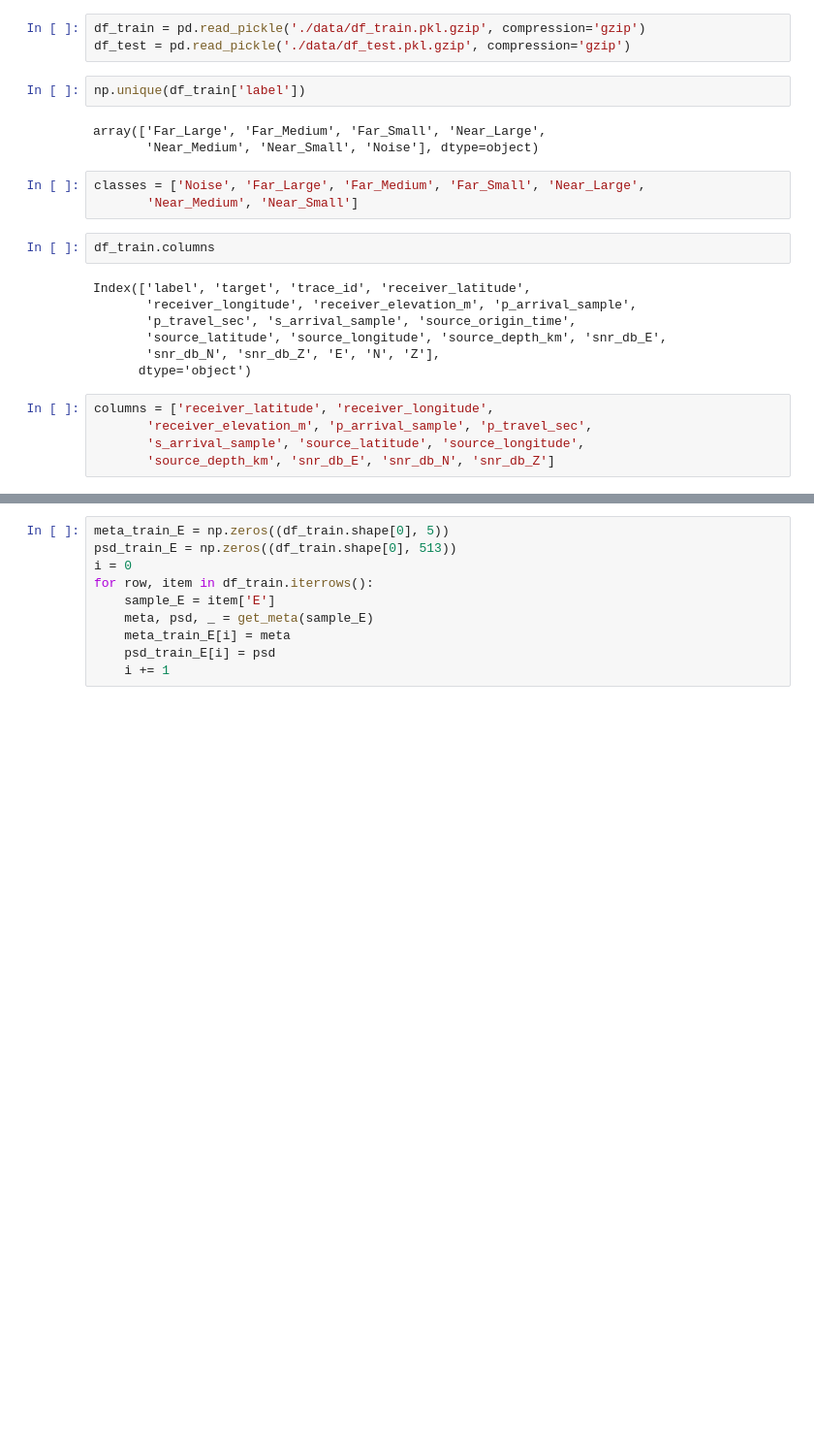
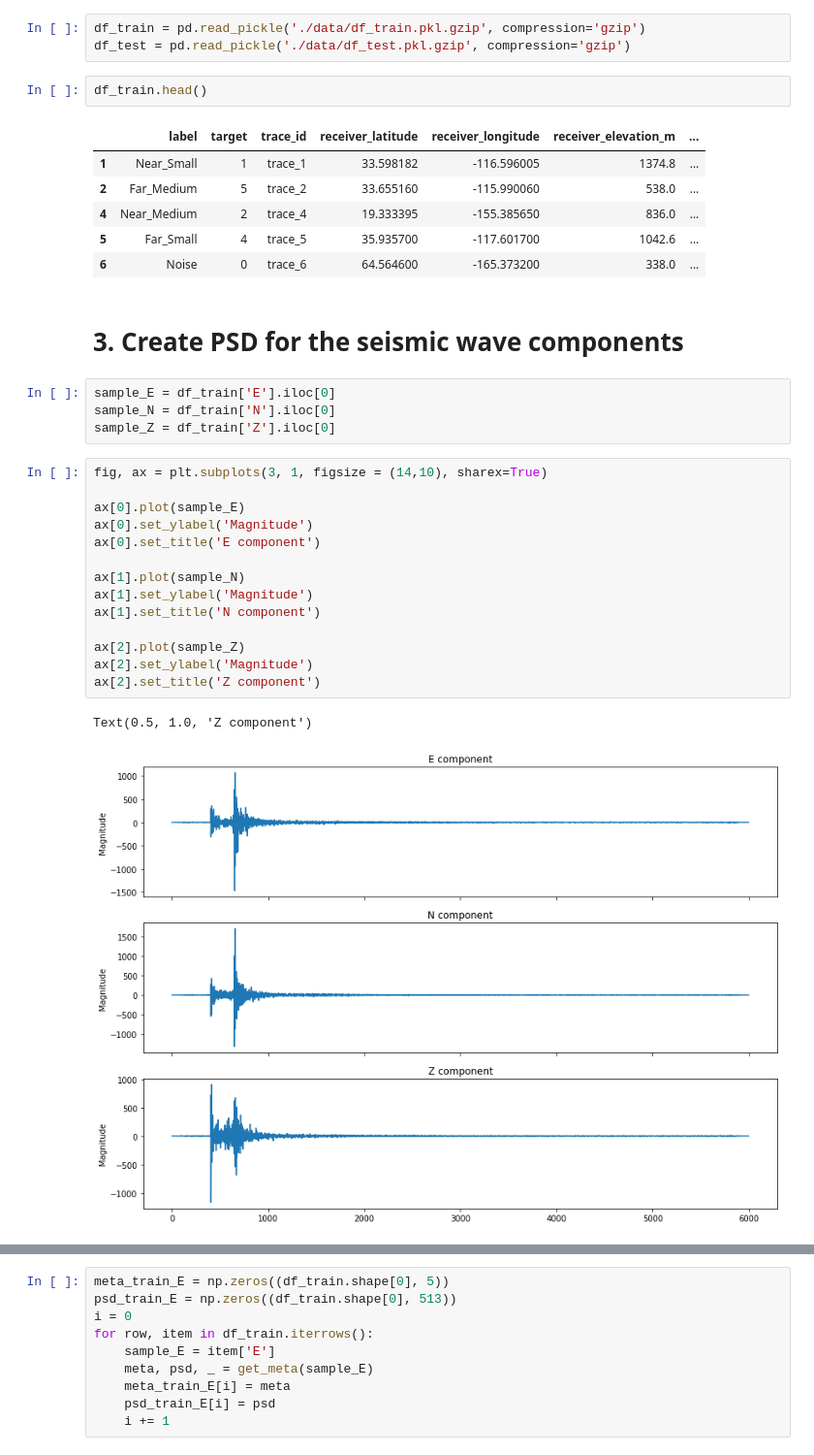
Before and after one commit to zerafachris/g2net_2nd_training_school_malta_mar_2020, a Jupyter notebook: HACK_leader_board/HACK_2_Random_Forrest_new_meta.ipynb, the cells around one changed output, grey strips where cells are left out. Shown: that part at 97% size. Cells and saved outputs as stored; diff of their text form; blank space fills up the shorter version.

```diff
--- a/HACK_leader_board/HACK_2_Random_Forrest_new_meta.ipynb
+++ b/HACK_leader_board/HACK_2_Random_Forrest_new_meta.ipynb
@@ -52,25 +23,35 @@ def get_meta(sample, t0=0.0, fs=100):
 # %%
 df_train = pd.read_pickle('./data/df_train.pkl.gzip', compression='gzip')
 df_test = pd.read_pickle('./data/df_test.pkl.gzip', compression='gzip')
-# %%
-np.unique(df_train['label'])
-# %% [output]
-array(['Far_Large', 'Far_Medium', 'Far_Small', 'Near_Large',
-       'Near_Medium', 'Near_Small', 'Noise'], dtype=object)
-# %%
-classes = ['Noise', 'Far_Large', 'Far_Medium', 'Far_Small', 'Near_Large',
-       'Near_Medium', 'Near_Small']
 # %%
-df_train.columns
+df_train.head()
 # %% [output]
-Index(['label', 'target', 'trace_id', 'receiver_latitude',
-       'receiver_longitude', 'receiver_elevation_m', 'p_arrival_sample',
-       'p_travel_sec', 's_arrival_sample', 'source_origin_time',
-       'source_latitude', 'source_longitude', 'source_depth_km', 'snr_db_E',
-       'snr_db_N', 'snr_db_Z', 'E', 'N', 'Z'],
-      dtype='object')
+|  | label | target | trace_id | receiver_latitude | receiver_longitude | receiver_elevation_m | ... |
+| 1 | Near_Small | 1 | trace_1 | 33.598182 | -116.596005 | 1374.8 | ... |
+| 2 | Far_Medium | 5 | trace_2 | 33.655160 | -115.990060 | 538.0 | ... |
+| 4 | Near_Medium | 2 | trace_4 | 19.333395 | -155.385650 | 836.0 | ... |
+| 5 | Far_Small | 4 | trace_5 | 35.935700 | -117.601700 | 1042.6 | ... |
+| 6 | Noise | 0 | trace_6 | 64.564600 | -165.373200 | 338.0 | ... |
-# %%
-columns = ['receiver_latitude', 'receiver_longitude',
-       'receiver_elevation_m', 'p_arrival_sample', 'p_travel_sec',
-       's_arrival_sample', 'source_latitude', 'source_longitude',
-       'source_depth_km', 'snr_db_E', 'snr_db_N', 'snr_db_Z']
+# %% [markdown]
+# 3. Create PSD for the seismic wave components
+# %%
+sample_E = df_train['E'].iloc[0]
+sample_N = df_train['N'].iloc[0]
+sample_Z = df_train['Z'].iloc[0]
+# %%
+fig, ax = plt.subplots(3, 1, figsize = (14,10), sharex=True)
+
+ax[0].plot(sample_E)
+ax[0].set_ylabel('Magnitude')
+ax[0].set_title('E component')
+
+ax[1].plot(sample_N)
+ax[1].set_ylabel('Magnitude')
+ax[1].set_title('N component')
+
+ax[2].plot(sample_Z)
+ax[2].set_ylabel('Magnitude')
+ax[2].set_title('Z component')
+# %% [output]
+Text(0.5, 1.0, 'Z component')
+[figure, added]
```
Also changed, not shown: parts of 32 cells of this notebook.
